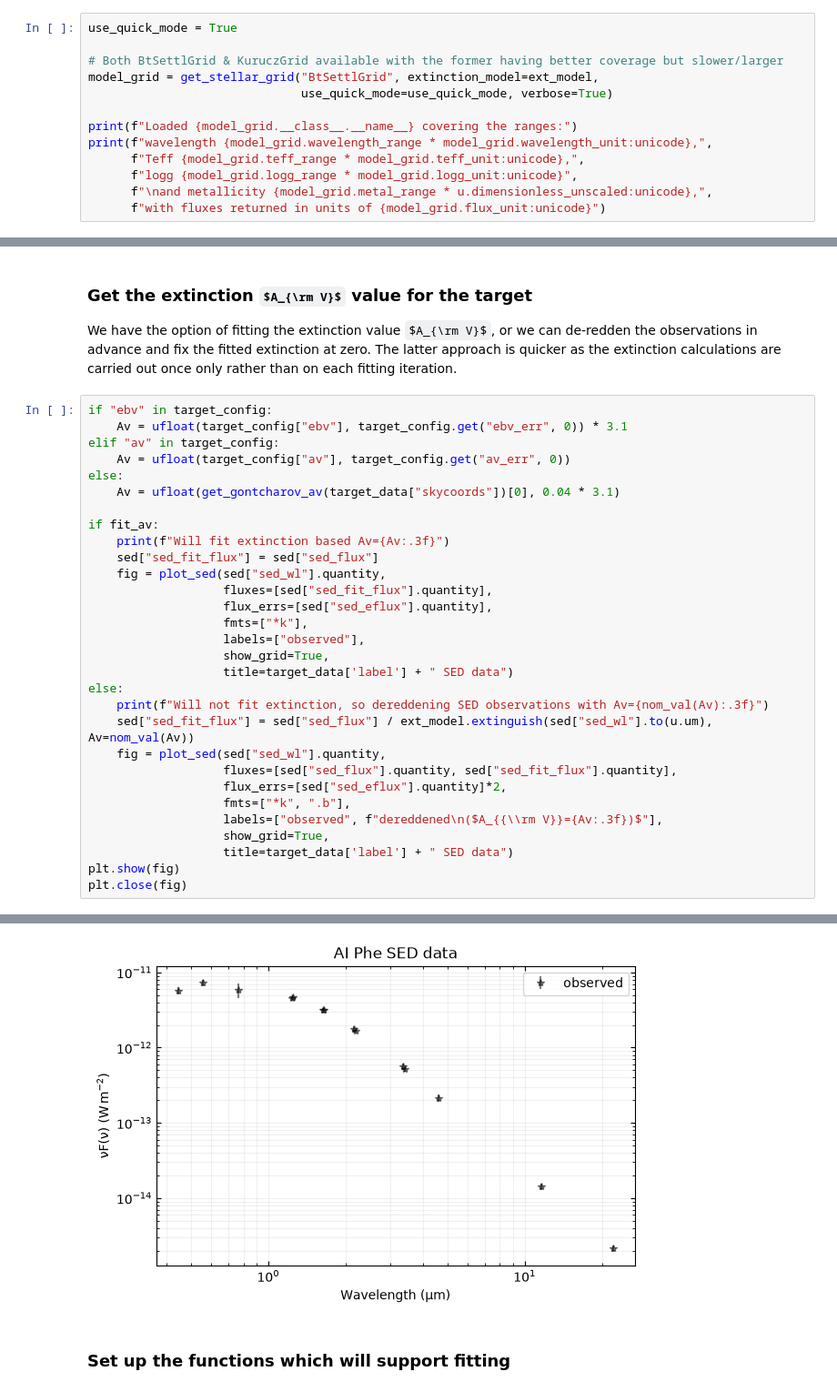
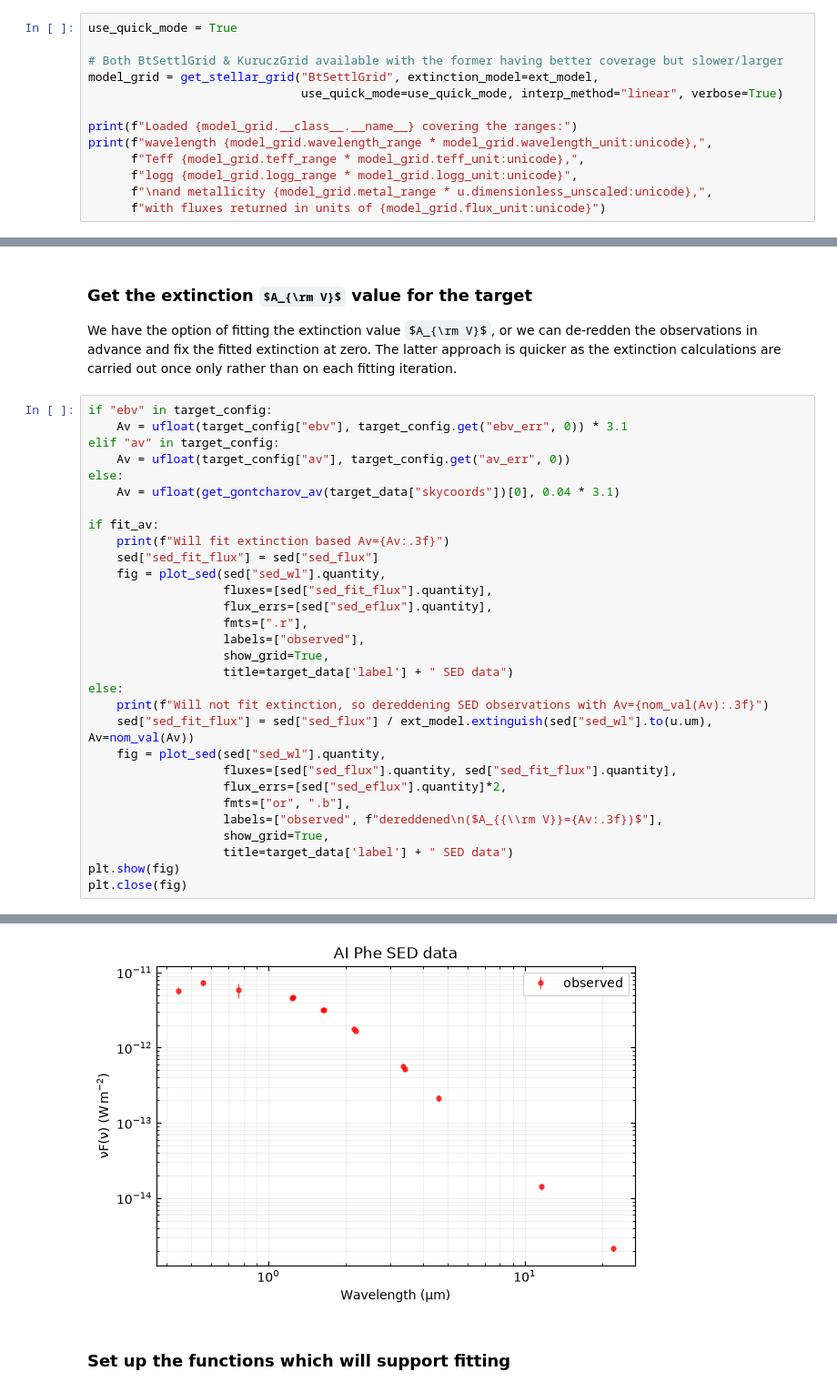
Before and after one commit to SteveOv/sed_fit, a Jupyter notebook: binary_sed_fit.ipynb, the cells around one changed output, grey strips where cells are left out. Shown at 91% size. Cells and saved outputs as stored; diff of their text form; some formulas as TeX source.

```diff
--- a/binary_sed_fit.ipynb
+++ b/binary_sed_fit.ipynb
@@ -72,7 +72,7 @@ use_quick_mode = True
 
 # Both BtSettlGrid & KuruczGrid available with the former having better coverage but slower/larger
 model_grid = get_stellar_grid("BtSettlGrid", extinction_model=ext_model,
-                              use_quick_mode=use_quick_mode, verbose=True)
+                              use_quick_mode=use_quick_mode, interp_method="linear", verbose=True)
 
 print(f"Loaded {model_grid.__class__.__name__} covering the ranges:")
 print(f"wavelength {model_grid.wavelength_range * model_grid.wavelength_unit:unicode},",
@@ -227,36 +227,36 @@ the extinction calculations are carried out once only rather than on each fittin
 # %%
 if "ebv" in target_config:
     Av = ufloat(target_config["ebv"], target_config.get("ebv_err", 0)) * 3.1
 elif "av" in target_config:
     Av = ufloat(target_config["av"], target_config.get("av_err", 0))
 else:
     Av = ufloat(get_gontcharov_av(target_data["skycoords"])[0], 0.04 * 3.1)
 
 if fit_av:
     print(f"Will fit extinction based Av={Av:.3f}")
     sed["sed_fit_flux"] = sed["sed_flux"]
     fig = plot_sed(sed["sed_wl"].quantity,
                    fluxes=[sed["sed_fit_flux"].quantity],
                    flux_errs=[sed["sed_eflux"].quantity],
-                   fmts=["*k"],
+                   fmts=[".r"],
                    labels=["observed"],
                    show_grid=True,
                    title=target_data['label'] + " SED data")
 else:
     print(f"Will not fit extinction, so dereddening SED observations with Av={nom_val(Av):.3f}")
     sed["sed_fit_flux"] = sed["sed_flux"] / ext_model.extinguish(sed["sed_wl"].to(u.um), Av=nom_val(Av))
     fig = plot_sed(sed["sed_wl"].quantity,
                    fluxes=[sed["sed_flux"].quantity, sed["sed_fit_flux"].quantity],
                    flux_errs=[sed["sed_eflux"].quantity]*2,
-                   fmts=["*k", ".b"],
+                   fmts=["or", ".b"],
                    labels=["observed", f"dereddened\n($A_{{\\rm V}}={Av:.3f})$"],
                    show_grid=True,
                    title=target_data['label'] + " SED data")
 plt.show(fig)
 plt.close(fig)
 # %% [output]
 Will fit extinction based Av=0.231+/-0.124
-[figure, old version]
+[figure, new version]
 # %% [markdown]
 ### Set up the functions which will support fitting
 # %%
```
Also changed, not shown: parts of 6 cells of this notebook, 2 other files.
